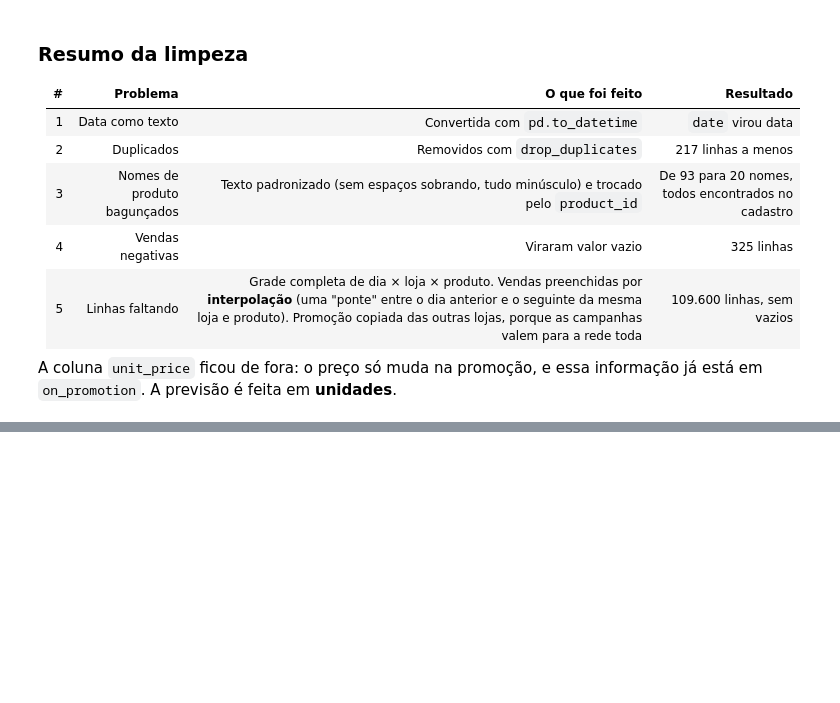
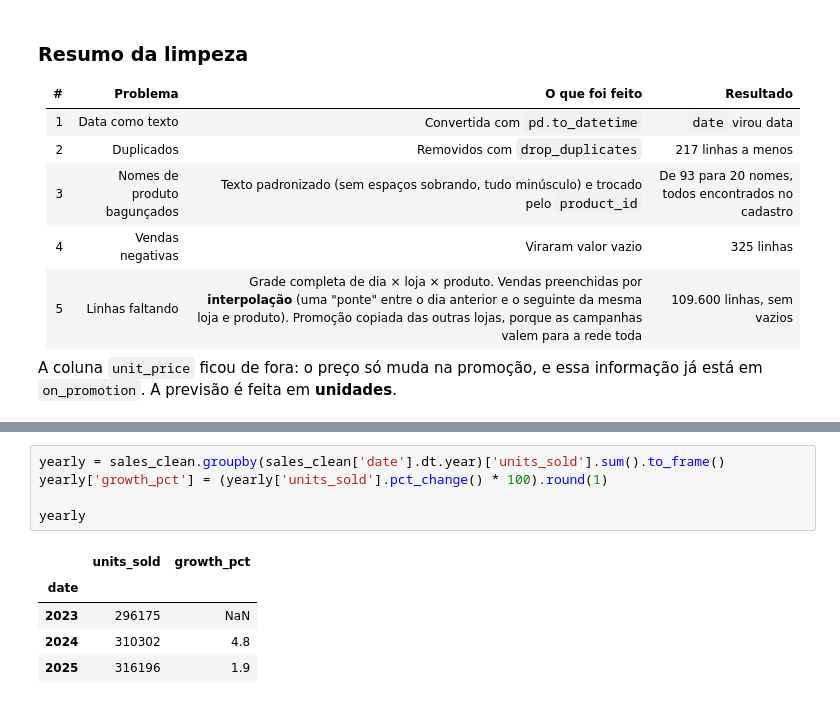
Before and after one commit to ricardo-paganini/pharmacy-demand-forecast, a Jupyter notebook: pharmacy_demand_forecast.ipynb, the cells around one changed output, grey strips where cells are left out. Drawn from its saved outputs; the diff is of its cells as text; blank space fills up the shorter version.

```diff
--- a/pharmacy_demand_forecast.ipynb
+++ b/pharmacy_demand_forecast.ipynb
@@ -357,0 +366,11 @@ A coluna `unit_price` ficou de fora: o preço só muda na promoção, e essa inf
+# %%
+yearly = sales_clean.groupby(sales_clean['date'].dt.year)['units_sold'].sum().to_frame()
+yearly['growth_pct'] = (yearly['units_sold'].pct_change() * 100).round(1)
+
+yearly
+# %% [output]
+|  | units_sold | growth_pct |
+| date |  |  |
+| 2023 | 296175 | NaN |
+| 2024 | 310302 | 4.8 |
+| 2025 | 316196 | 1.9 |
```
Also changed, not shown: parts of 4 cells of this notebook.
